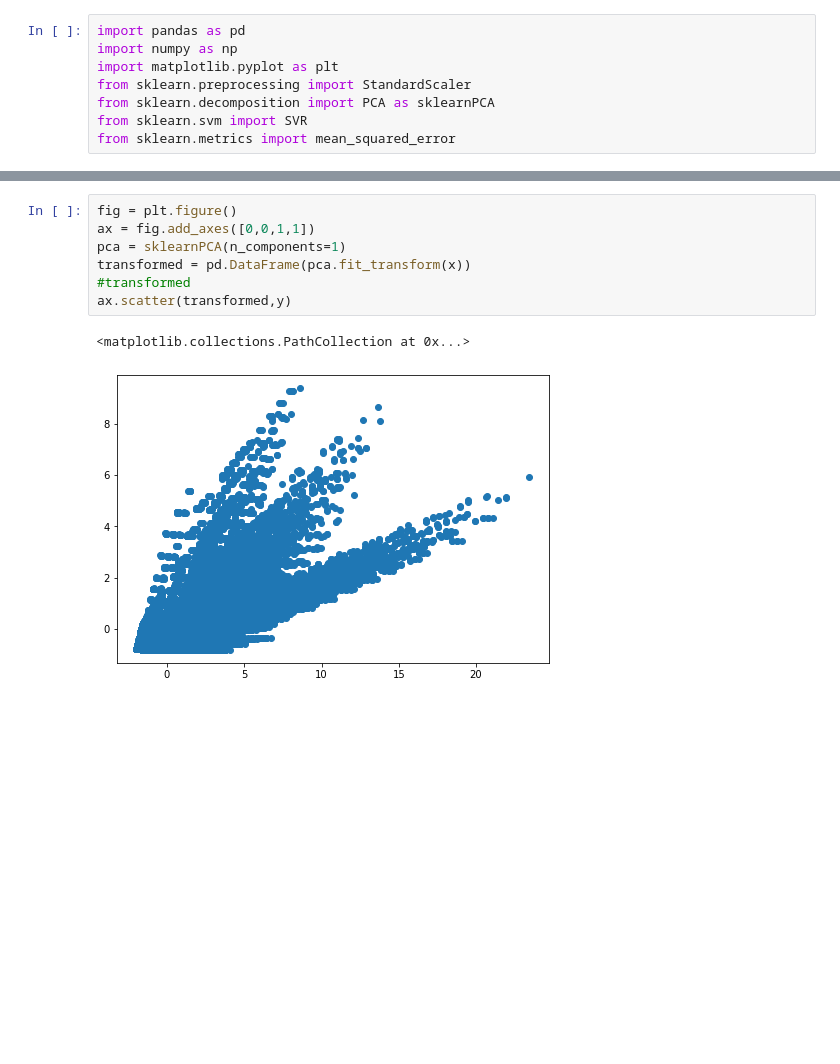
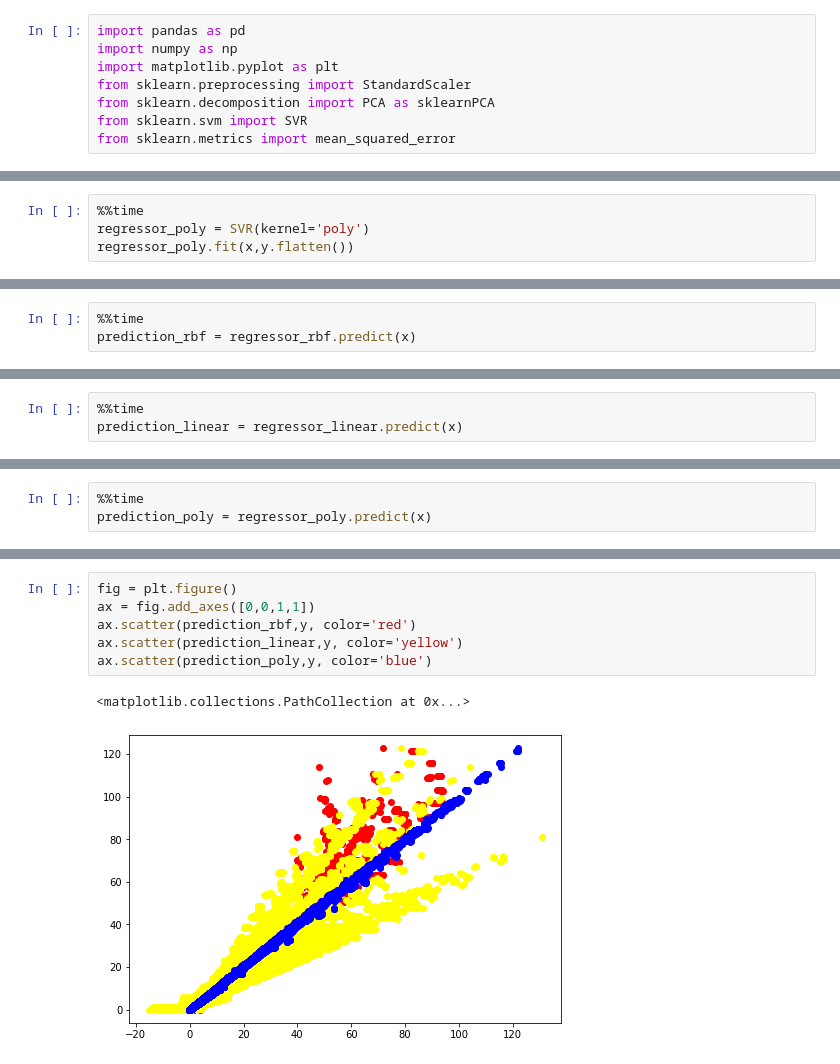
Before and after one commit to almishra/cost-model, a Jupyter notebook: cost-model.ipynb, the cells around one changed output, grey strips where cells are left out. Saved outputs shown, nothing was run; the diff lists cells and outputs as text; blank space fills up the shorter version.

Commit message:
Updated cost-model to remove time from features, remove PCA and added sklearn.linear_model.LinearRegression

```diff
--- a/cost-model.ipynb
+++ b/cost-model.ipynb
@@ -40,0 +65,4 @@ Y = st_y.fit_transform(y)
+# %%
+%%time
+regressor_poly = SVR(kernel='poly')
+regressor_poly.fit(x,y.flatten())
@@ -40,0 +73,3 @@ Y = st_y.fit_transform(y)
+# %%
+%%time
+prediction_rbf = regressor_rbf.predict(x)
@@ -40,0 +79,3 @@ Y = st_y.fit_transform(y)
+# %%
+%%time
+prediction_linear = regressor_linear.predict(x)
@@ -40,0 +85,3 @@ Y = st_y.fit_transform(y)
+# %%
+%%time
+prediction_poly = regressor_poly.predict(x)
@@ -41,10 +104,9 @@ Y = st_y.fit_transform(y)
 # %%
 fig = plt.figure()
 ax = fig.add_axes([0,0,1,1])
-pca = sklearnPCA(n_components=1)
-transformed = pd.DataFrame(pca.fit_transform(x))
-#transformed
-ax.scatter(transformed,y)
+ax.scatter(prediction_rbf,y, color='red')
+ax.scatter(prediction_linear,y, color='yellow')
+ax.scatter(prediction_poly,y, color='blue')
 # %% [output]
 <matplotlib.collections.PathCollection at 0x...>
-[figure, old version]
+[figure, new version]
```
Also changed, not shown: parts of 19 cells of this notebook.
